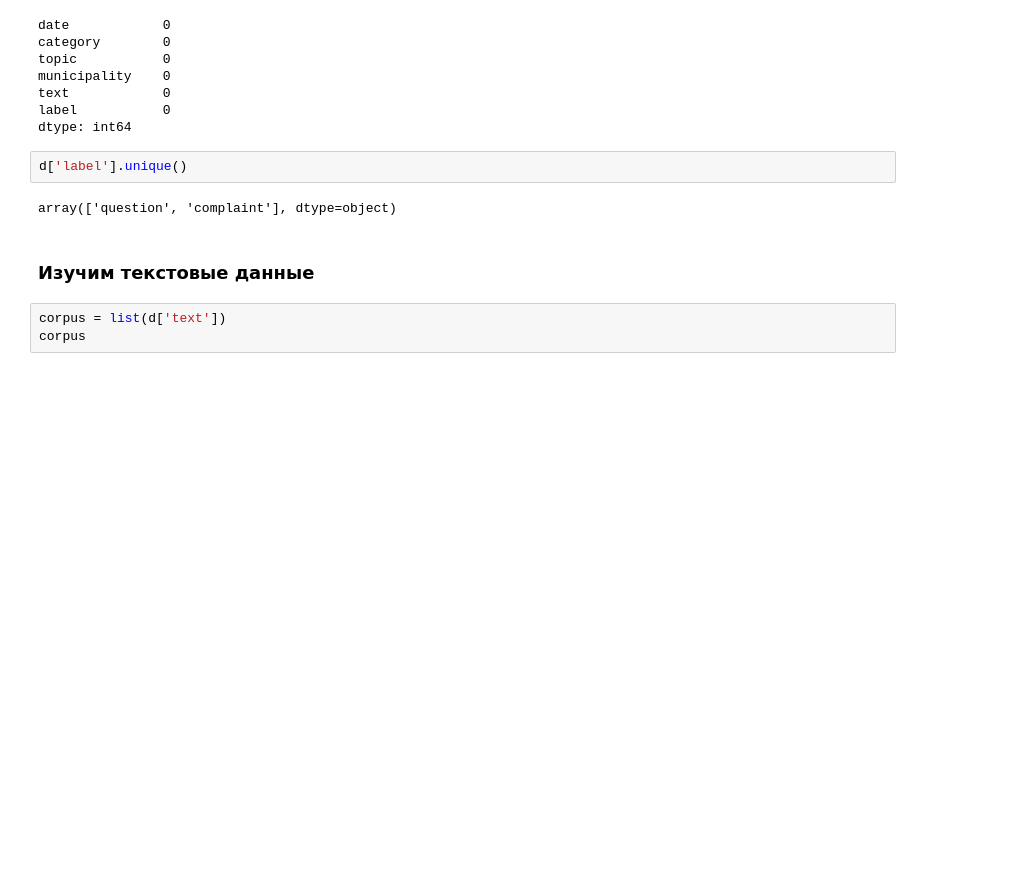
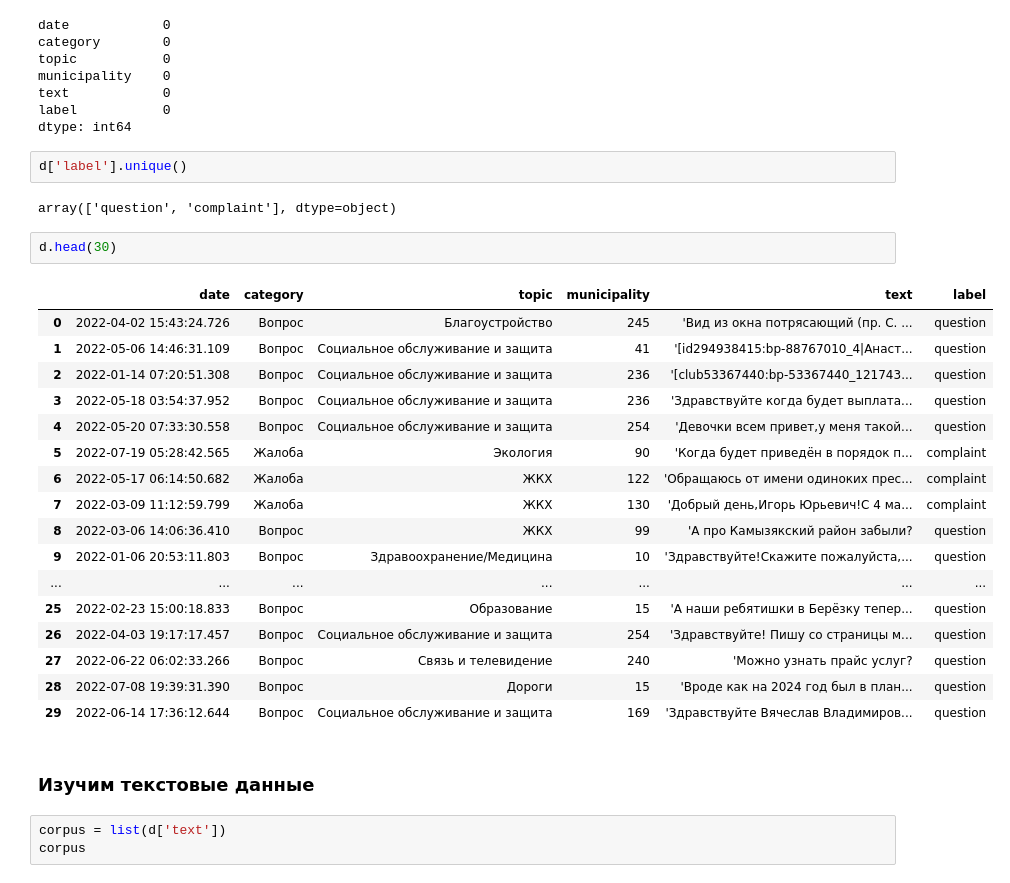
Before and after one commit to ybezginova2016/NLP_GovComplaintQuestionClassification, a Jupyter notebook: main.ipynb, the cells around one changed output. Cells and saved outputs as stored; diff of their text form; blank space fills up the shorter version.

```diff
--- a/main.ipynb
+++ b/main.ipynb
@@ -304,6 +309,26 @@ dtype: int64
 d['label'].unique()
 # %% [output]
 array(['question', 'complaint'], dtype=object)
+# %%
+d.head(30)
+# %% [output]
+|  | date | category | topic | municipality | text | label |
+| 0 | 2022-04-02 15:43:24.726 | Вопрос | Благоустройство | 245 | 'Вид из окна потрясающий (пр. С. ... | question |
+| 1 | 2022-05-06 14:46:31.109 | Вопрос | Социальное обслуживание и защита | 41 | '[id294938415:bp-88767010_4|Αнаст... | question |
+| 2 | 2022-01-14 07:20:51.308 | Вопрос | Социальное обслуживание и защита | 236 | '[club53367440:bp-53367440_121743... | question |
+| 3 | 2022-05-18 03:54:37.952 | Вопрос | Социальное обслуживание и защита | 236 | 'Здравствуйте когда будет выплата... | question |
+| 4 | 2022-05-20 07:33:30.558 | Вопрос | Социальное обслуживание и защита | 254 | 'Девочки всем привет,у меня такой... | question |
+| 5 | 2022-07-19 05:28:42.565 | Жалоба | Экология | 90 | 'Когда будет приведён в порядок п... | complaint |
+| 6 | 2022-05-17 06:14:50.682 | Жалоба | ЖКХ | 122 | 'Обращаюсь от имени одиноких прес... | complaint |
+| 7 | 2022-03-09 11:12:59.799 | Жалоба | ЖКХ | 130 | 'Добрый день,Игорь Юрьевич!С 4 ма... | complaint |
+| 8 | 2022-03-06 14:06:36.410 | Вопрос | ЖКХ | 99 | 'А про Камызякский район забыли? | question |
+| 9 | 2022-01-06 20:53:11.803 | Вопрос | Здравоохранение/Медицина | 10 | 'Здравствуйте!Скажите пожалуйста,... | question |
+| ... | ... | ... | ... | ... | ... | ... |
+| 25 | 2022-02-23 15:00:18.833 | Вопрос | Образование | 15 | 'А наши ребятишки в Берёзку тепер... | question |
+| 26 | 2022-04-03 19:17:17.457 | Вопрос | Социальное обслуживание и защита | 254 | 'Здравствуйте! Пишу со страницы м... | question |
+| 27 | 2022-06-22 06:02:33.266 | Вопрос | Связь и телевидение | 240 | 'Можно узнать прайс услуг? | question |
+| 28 | 2022-07-08 19:39:31.390 | Вопрос | Дороги | 15 | 'Вроде как на 2024 год был в план... | question |
+| 29 | 2022-06-14 17:36:12.644 | Вопрос | Социальное обслуживание и защита | 169 | 'Здравствуйте Вячеслав Владимиров... | question |
 # %% [markdown]
 ### Изучим текстовые данные
 # %%
```
Also changed, not shown: parts of 41 cells of this notebook, 5 other files.
